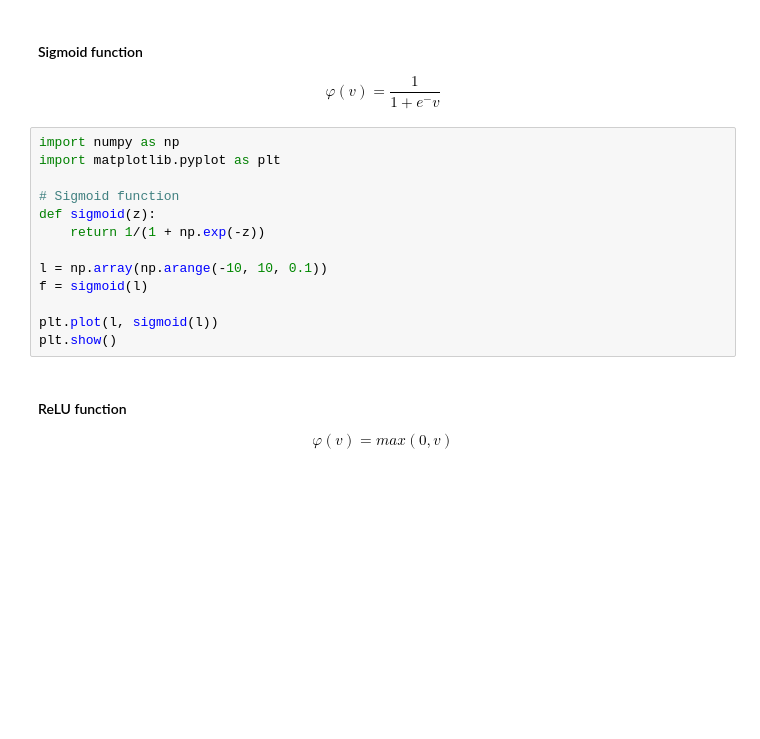
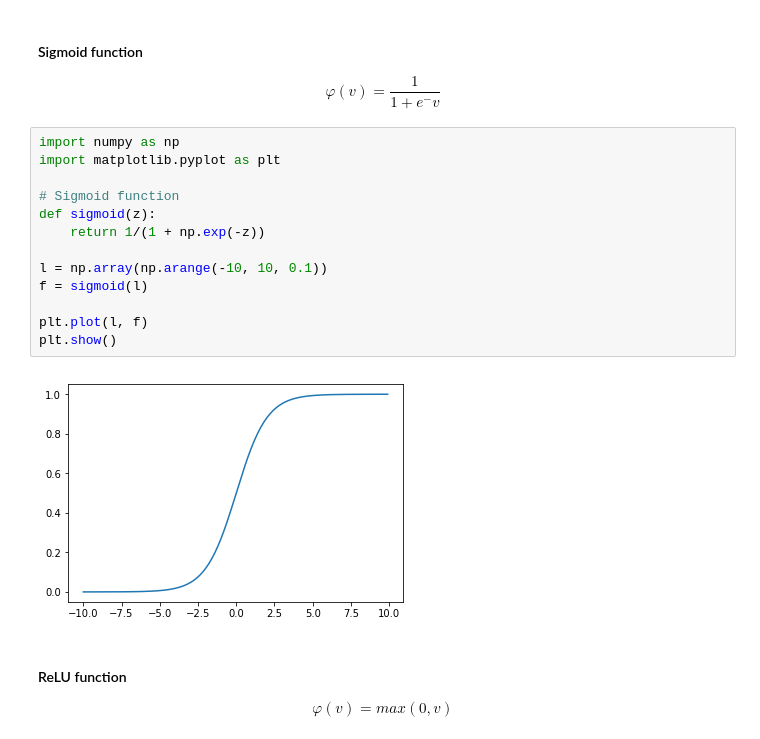
Before and after one commit to asp1420/c1, a Jupyter notebook: notebook/ann_en.ipynb, the cells around one changed output. Cells and saved outputs as stored; diff of their text form; blank space fills up the shorter version.

```diff
--- a/notebook/ann_en.ipynb
+++ b/notebook/ann_en.ipynb
@@ -139,16 +143,18 @@ plt.show()
 # %%
 import numpy as np
 import matplotlib.pyplot as plt
 
 # Sigmoid function
 def sigmoid(z):
     return 1/(1 + np.exp(-z))
 
 l = np.array(np.arange(-10, 10, 0.1))
 f = sigmoid(l)
 
-plt.plot(l, sigmoid(l))
+plt.plot(l, f)
 plt.show()
+# %% [output]
+[figure, added]
 # %% [markdown]
 <h4>ReLU function</h4>
 \begin{equation}
```
Also changed, not shown: parts of 52 cells of this notebook.
